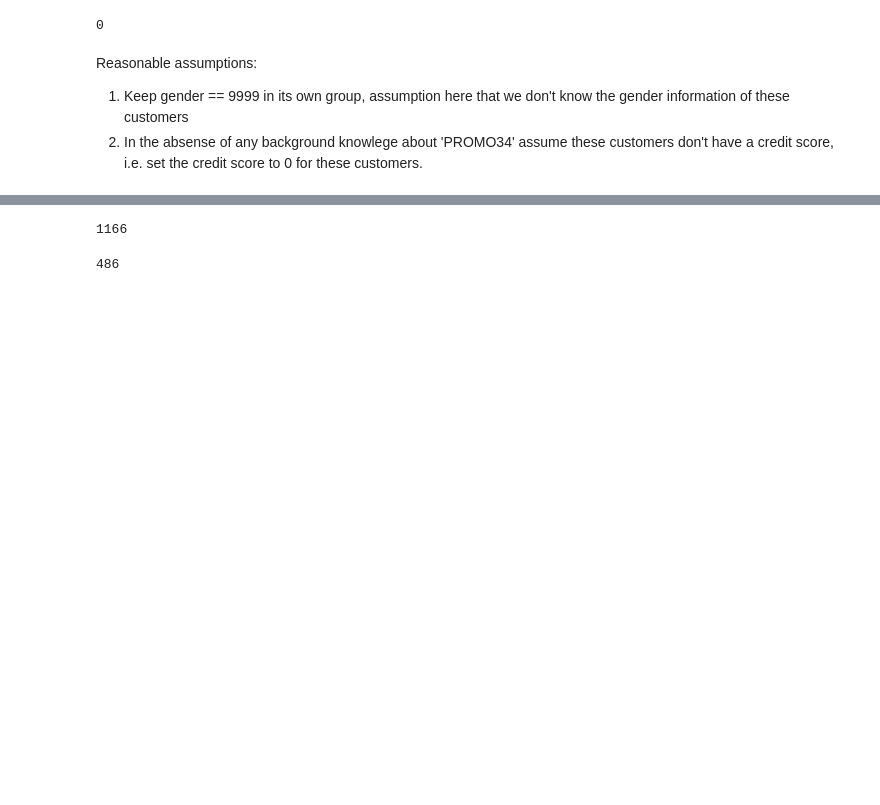
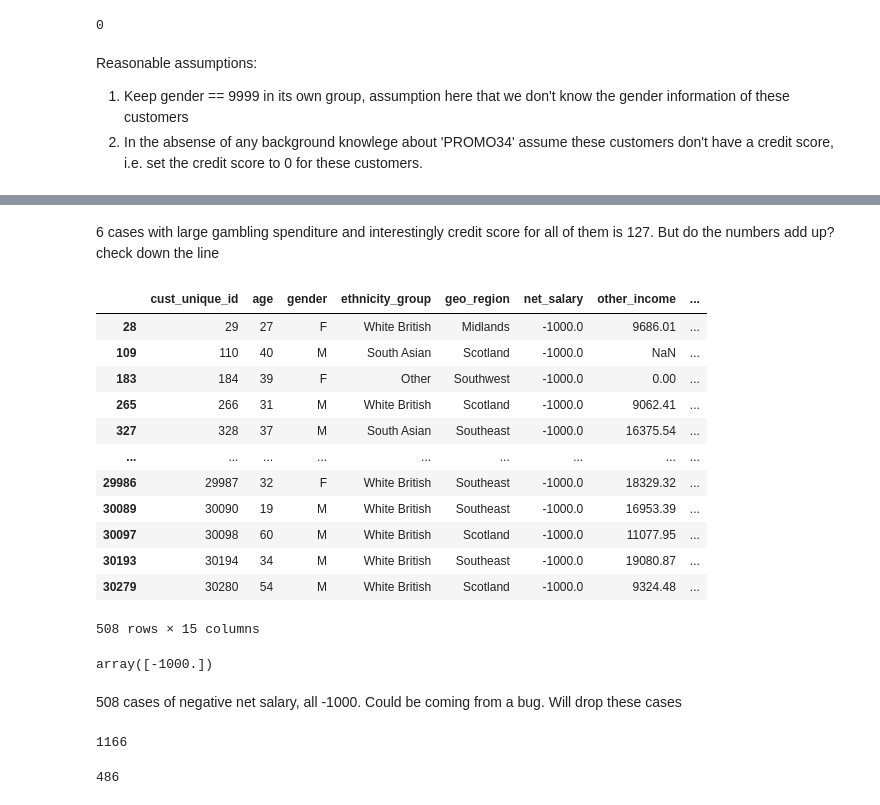
Before and after one commit to hasibahmed/exercise, a Jupyter notebook: technical_exercise/1.clean_dataset.ipynb, the cells around one changed output, grey strips where cells are left out. Drawn from its saved outputs; the diff is of its cells as text; code cells hidden in the pictures; blank space fills up the shorter version.

```diff
--- a/technical_exercise/1.clean_dataset.ipynb
+++ b/technical_exercise/1.clean_dataset.ipynb
@@ -133,3 +146,29 @@ Observations:
+# %% [markdown]
+6 cases with large gambling spenditure and interestingly credit score for all of them is 127. But do the numbers add up? check down the line
+# %%
+# check the cases with negative net salary
+df[df.net_salary < 0]
+# %% [output]
+|  | cust_unique_id | age | gender | ethnicity_group | geo_region | net_salary | other_income | ... |
+| 28 | 29 | 27 | F | White British | Midlands | -1000.0 | 9686.01 | ... |
+| 109 | 110 | 40 | M | South Asian | Scotland | -1000.0 | NaN | ... |
+| 183 | 184 | 39 | F | Other | Southwest | -1000.0 | 0.00 | ... |
+| 265 | 266 | 31 | M | White British | Scotland | -1000.0 | 9062.41 | ... |
+| 327 | 328 | 37 | M | South Asian | Southeast | -1000.0 | 16375.54 | ... |
+| ... | ... | ... | ... | ... | ... | ... | ... | ... |
+| 29986 | 29987 | 32 | F | White British | Southeast | -1000.0 | 18329.32 | ... |
+| 30089 | 30090 | 19 | M | White British | Southeast | -1000.0 | 16953.39 | ... |
+| 30097 | 30098 | 60 | M | White British | Scotland | -1000.0 | 11077.95 | ... |
+| 30193 | 30194 | 34 | M | White British | Southeast | -1000.0 | 19080.87 | ... |
+| 30279 | 30280 | 54 | M | White British | Scotland | -1000.0 | 9324.48 | ... |
+508 rows × 15 columns
+# %%
+# are all the rows -1000?
+df[df.net_salary < 0].net_salary.unique()
+# %% [output]
+array([-1000.])
+# %% [markdown]
+508 cases of negative net salary, all -1000. Could be coming from a bug. Will drop these cases
 # %%
 # check the number of customers with age below 18?
 df[df.age < 18].cust_unique_id.count()
```
Also changed, not shown: parts of 6 cells of this notebook, 1 other file.
